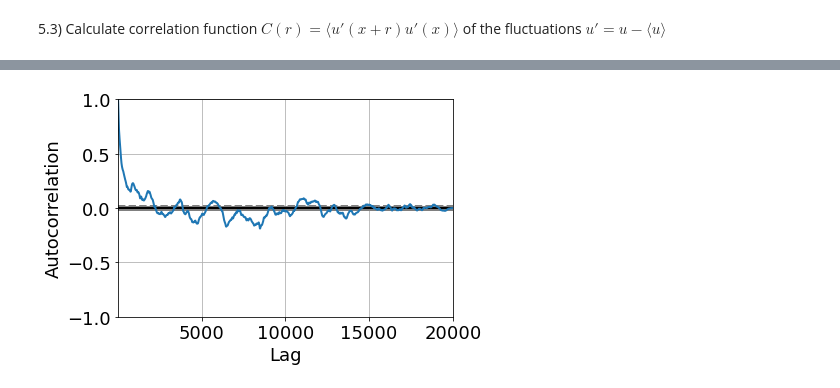
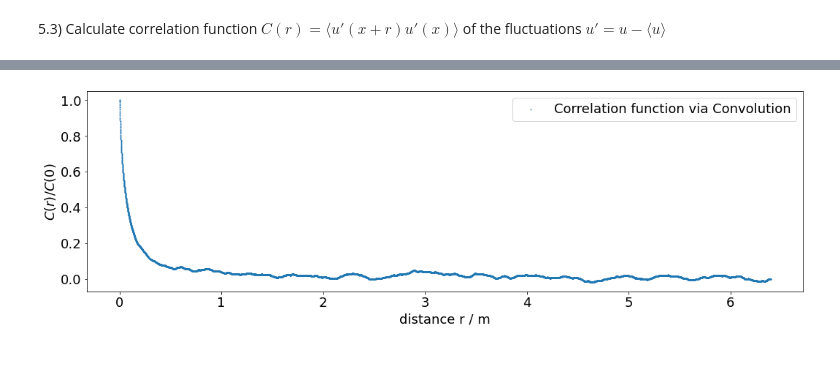
Before and after one commit to T1mors/Fluiddynamik, a Jupyter notebook: Turbulence Analysis.ipynb, the cells around one changed output, grey strips where cells are left out. Cells and saved outputs as stored; diff of their text form; code cells hidden in the pictures; blank space fills up the shorter version.

```diff
--- a/Turbulence Analysis.ipynb
+++ b/Turbulence Analysis.ipynb
@@ -110,4 +102,31 @@ ax.acorr(data_fluct[:f_s])
-# %%
-x = pd.plotting.autocorrelation_plot(data[:f_s])
-# %% [output]
-[figure, removed]
+# %%
+# Number of seconds in the dataset to do the computation
+sec = 1
+data_fluc = data - u_mean
+
+fig, ax = plt.subplots(figsize=(15,5), tight_layout=True)
+# Not exactly the same one
+# acf = sm.tsa.acf(data_fluc, nlags=f_s*sec, fft=True)
+# ax.plot(spatial[:f_s*sec+1], acf, label='Autocorrelation function', zorder=1)
+
+
+# Correlation via convolution: Much faster than doing it for each r by my own
+# 2s for all r instead of 4 Minutes for only 20.000 r
+cf_cov = signal.fftconvolve(data_fluc, data_fluc[::-1], mode='full')
+# Devide by how many samples were involved in convolution
+xi = np.arange(1, len(data_fluc) + 1)
+d = np.hstack((xi, xi[:-1][::-1]))
+cf_cov = cf_cov / d
+
+# Only the first half is our correlation
+cf_cov = cf_cov[:len(data_fluc)][::-1]
+cf_cov_0 = cf_cov[0]
+cf_cov = cf_cov/cf_cov[0]
+ax.scatter(spatial[:f_s*sec+1], cf_cov[:f_s*sec+1], label='Correlation function via Convolution', zorder=1, s=0.5)
+
+ax.set_xlabel('distance r / m')
+ax.set_ylabel('$C(r)/C(0)$')
+ax.legend()
+fig.savefig('Abb/Correlation.png')
+# %% [output]
+[figure, added]
```
Also changed, not shown: parts of 24 cells of this notebook, 11 other files.
